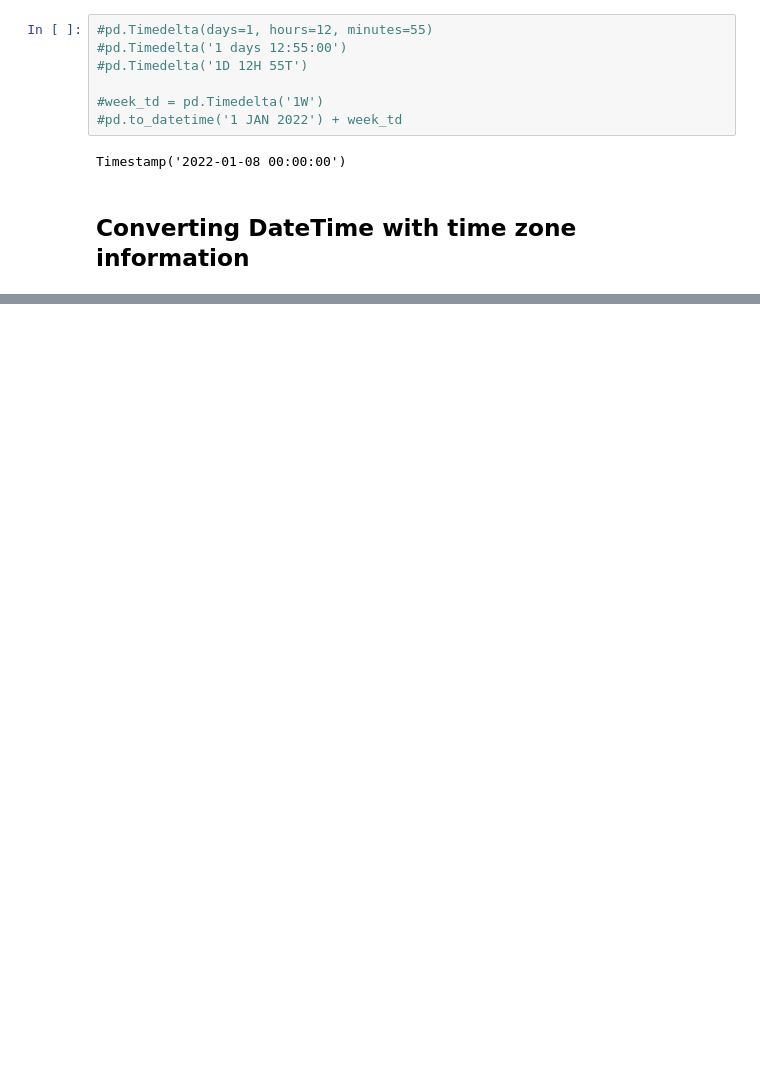
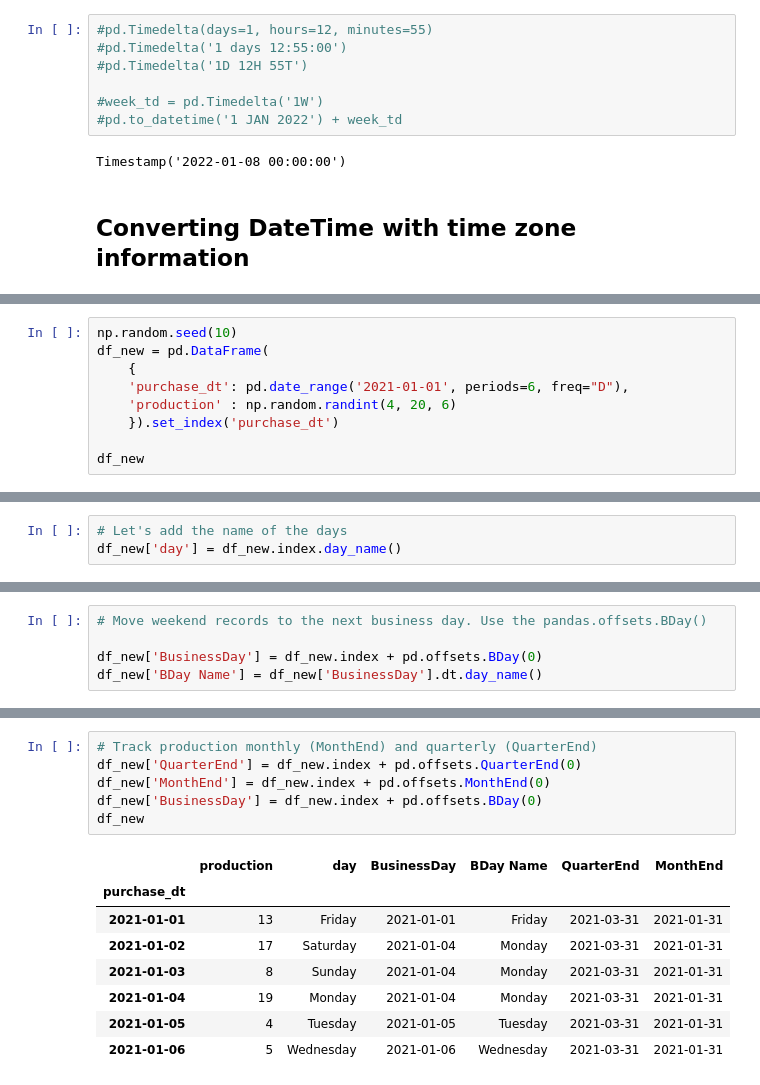
Before and after one commit to LaurbergMJ/TimeSeriesAnalysisWithPythonCookbook, a Jupyter notebook: Ch6.ipynb, the cells around one changed output, grey strips where cells are left out. Drawn from its saved outputs; the diff is of its cells as text; blank space fills up the shorter version.

```diff
--- a/Ch6.ipynb
+++ b/Ch6.ipynb
@@ -305,0 +382,9 @@ Timestamp('2022-01-08 00:00:00')
+# %%
+np.random.seed(10)
+df_new = pd.DataFrame(
+    {
+    'purchase_dt': pd.date_range('2021-01-01', periods=6, freq="D"),
+    'production' : np.random.randint(4, 20, 6)
+    }).set_index('purchase_dt')
+
+df_new
@@ -305,0 +400,3 @@ Timestamp('2022-01-08 00:00:00')
+# %%
+# Let's add the name of the days
+df_new['day'] = df_new.index.day_name()
@@ -305,0 +412,5 @@ Timestamp('2022-01-08 00:00:00')
+# %%
+# Move weekend records to the next business day. Use the pandas.offsets.BDay()
+
+df_new['BusinessDay'] = df_new.index + pd.offsets.BDay(0)
+df_new['BDay Name'] = df_new['BusinessDay'].dt.day_name()
@@ -305,0 +437,15 @@ Timestamp('2022-01-08 00:00:00')
+# %%
+# Track production monthly (MonthEnd) and quarterly (QuarterEnd)
+df_new['QuarterEnd'] = df_new.index + pd.offsets.QuarterEnd(0)
+df_new['MonthEnd'] = df_new.index + pd.offsets.MonthEnd(0)
+df_new['BusinessDay'] = df_new.index + pd.offsets.BDay(0)
+df_new
+# %% [output]
+|  | production | day | BusinessDay | BDay Name | QuarterEnd | MonthEnd |
+| purchase_dt |  |  |  |  |  |  |
+| 2021-01-01 | 13 | Friday | 2021-01-01 | Friday | 2021-03-31 | 2021-01-31 |
+| 2021-01-02 | 17 | Saturday | 2021-01-04 | Monday | 2021-03-31 | 2021-01-31 |
+| 2021-01-03 | 8 | Sunday | 2021-01-04 | Monday | 2021-03-31 | 2021-01-31 |
+| 2021-01-04 | 19 | Monday | 2021-01-04 | Monday | 2021-03-31 | 2021-01-31 |
+| 2021-01-05 | 4 | Tuesday | 2021-01-05 | Tuesday | 2021-03-31 | 2021-01-31 |
+| 2021-01-06 | 5 | Wednesday | 2021-01-06 | Wednesday | 2021-03-31 | 2021-01-31 |
```
Also changed, not shown: parts of 17 cells of this notebook.
